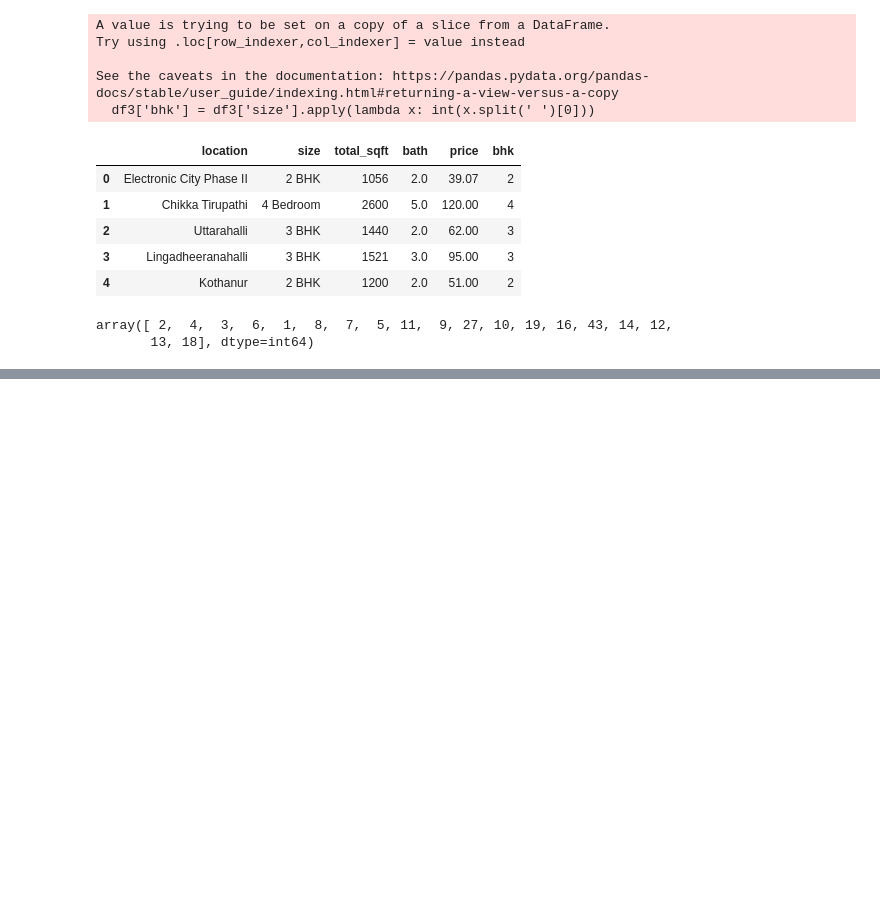
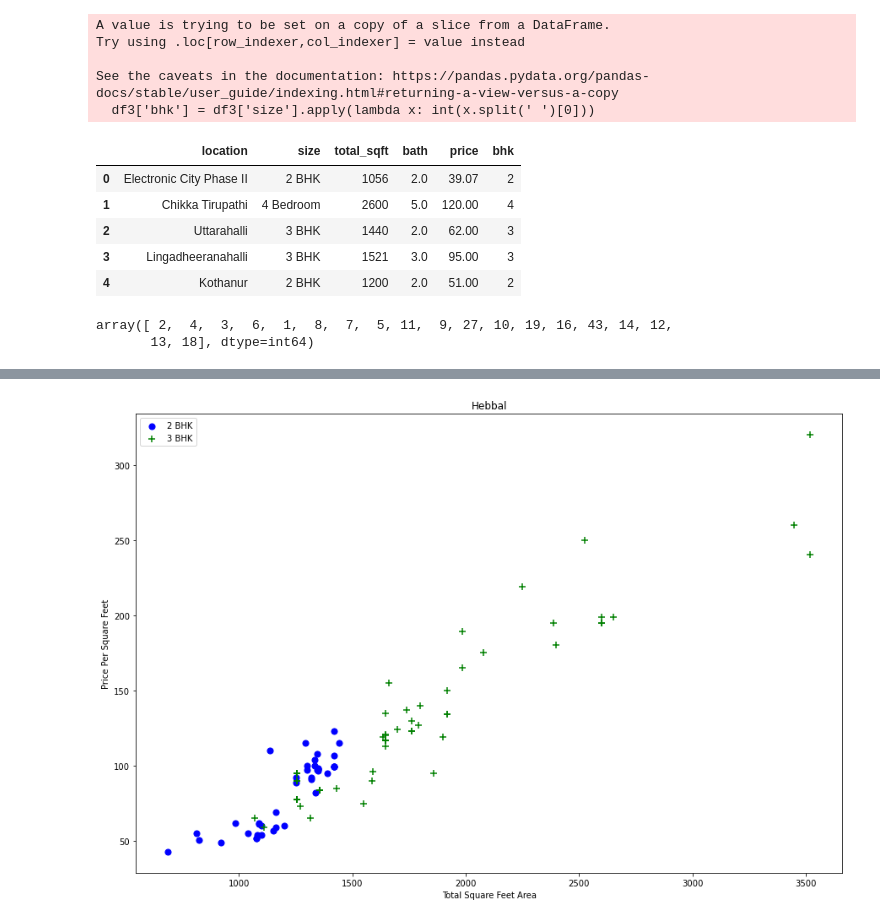
Before and after one commit to Bennie-Kibet/Bengaluru_house-price, a Jupyter notebook: housing.ipynb, the cells around one changed output, grey strips where cells are left out. Drawn from its saved outputs; the diff is of its cells as text; code cells hidden in the pictures; blank space fills up the shorter version.

```diff
--- a/housing.ipynb
+++ b/housing.ipynb
@@ -111,0 +319,4 @@ array([ 2,  4,  3,  6,  1,  8,  7,  5, 11,  9, 27, 10, 19, 16, 43, 14, 12,
+# %%
+plot_scatter_chart(df7,"Hebbal")
+# %% [output]
+[figure, added]
```
Also changed, not shown: parts of 25 cells of this notebook.
